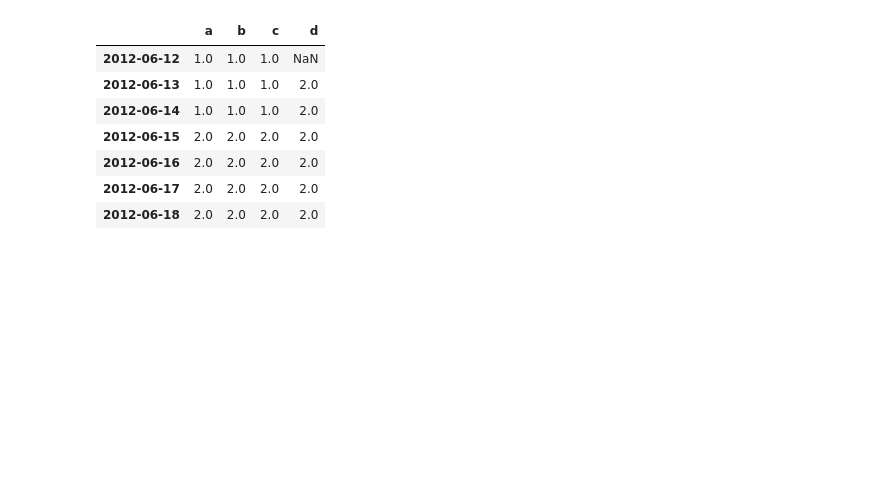
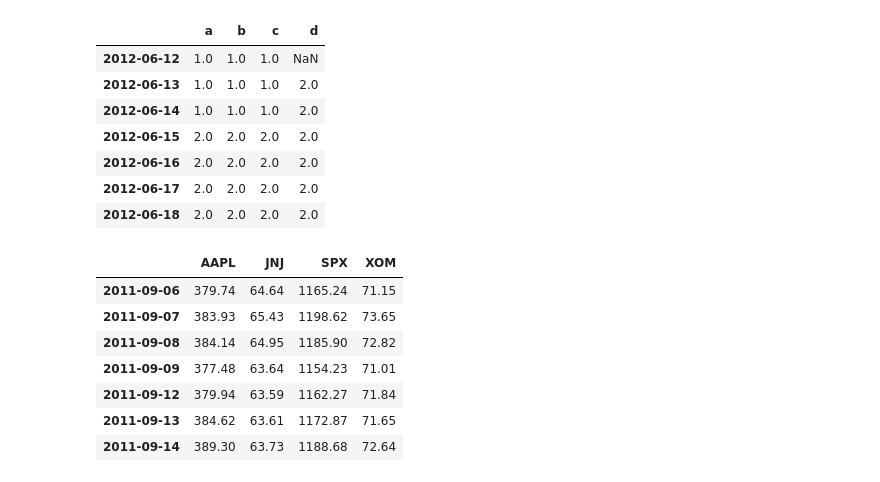
Before and after one commit to socrates77-sh/pydata, a Jupyter notebook: ch11/ch11.ipynb, the cells around one changed output. Saved outputs shown, nothing was run; the diff lists cells and outputs as text; code cells hidden in the pictures; blank space fills up the shorter version.

```diff
--- a/ch11/ch11.ipynb
+++ b/ch11/ch11.ipynb
@@ -258,3 +258,18 @@ spliced
 | 2012-06-16 | 2.0 | 2.0 | 2.0 | 2.0 |
 | 2012-06-17 | 2.0 | 2.0 | 2.0 | 2.0 |
 | 2012-06-18 | 2.0 | 2.0 | 2.0 | 2.0 |
+# %%
+close_px = pd.read_csv('stock_px.csv', parse_dates=True, index_col=0)
+volume = pd.read_csv('volume.csv', parse_dates=True, index_col=0)
+prices = close_px.loc['2011-09-05':'2011-09-14', ['AAPL', 'JNJ', 'SPX', 'XOM']]
+volume = volume.loc['2011-09-05':'2011-09-12', ['AAPL', 'JNJ', 'XOM']]
+prices
+# %% [output]
+|  | AAPL | JNJ | SPX | XOM |
+| 2011-09-06 | 379.74 | 64.64 | 1165.24 | 71.15 |
+| 2011-09-07 | 383.93 | 65.43 | 1198.62 | 73.65 |
+| 2011-09-08 | 384.14 | 64.95 | 1185.90 | 72.82 |
+| 2011-09-09 | 377.48 | 63.64 | 1154.23 | 71.01 |
+| 2011-09-12 | 379.94 | 63.59 | 1162.27 | 71.84 |
+| 2011-09-13 | 384.62 | 63.61 | 1172.87 | 71.65 |
+| 2011-09-14 | 389.30 | 63.73 | 1188.68 | 72.64 |
```
Also changed, not shown: parts of 55 cells of this notebook, 1 other file.
